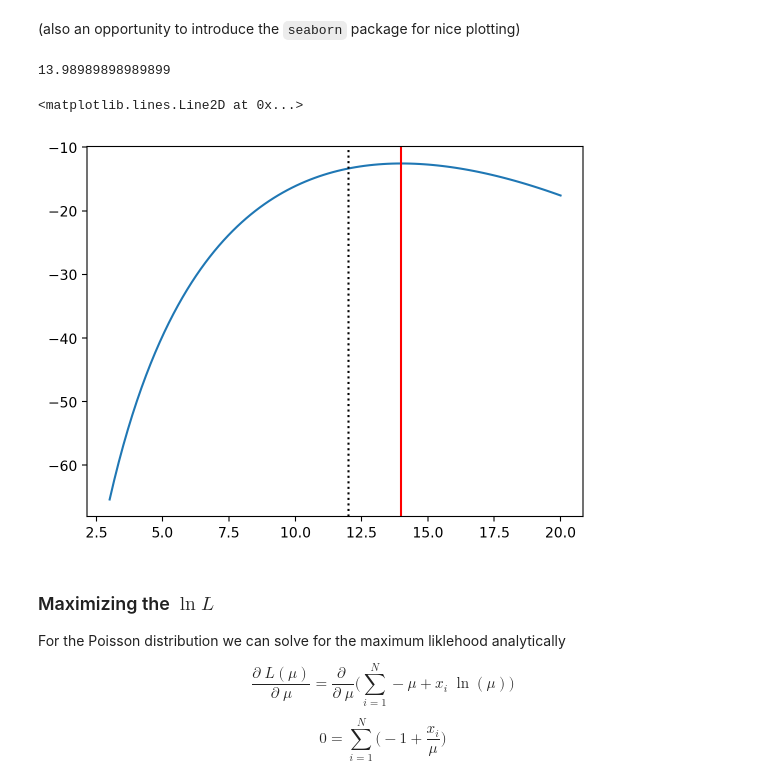
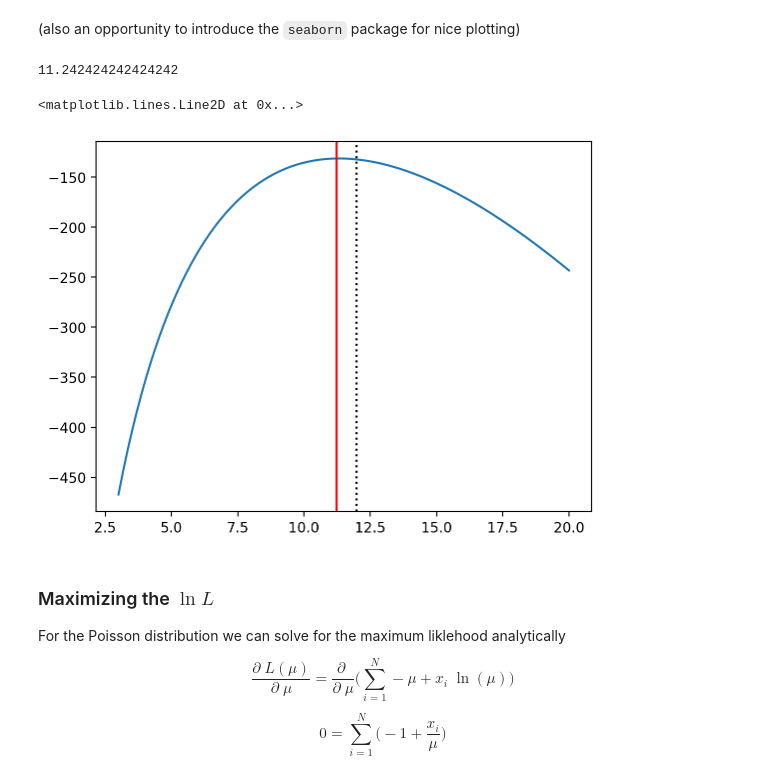
Before and after one commit to dgerosa/astrostatistics_bicocca_2024, a Jupyter notebook: lectures/L05_frequentist.ipynb, the cells around one changed output. Drawn from its saved outputs; the diff is of its cells as text; code cells hidden in the pictures.

```diff
--- a/lectures/L05_frequentist.ipynb
+++ b/lectures/L05_frequentist.ipynb
@@ -416,33 +416,33 @@ plt.ylabel("Normed Counts");
 # %% [markdown]
 (also an opportunity to introduce the `seaborn` package for nice plotting)
 # %%
-poisson_data = poisson.rvs(12, size=5)
+poisson_data = poisson.rvs(12, size=50)
 
 # Scan across 1000 possible mu values from 3 to 20.
 mu_proposed = np.linspace(3,20,100)
 
 # compute the lnL for each possible mu.
 lnL_scan = []
 for mu in mu_proposed:
     lnL_temp = poisson.logpmf(poisson_data, mu=mu) # gives you the log prob. density; useful!
     lnL_temp = np.sum(lnL_temp) # sum over the log pmf of all data points
     lnL_scan.append( lnL_temp )
 
 # convert to numpy array
 lnL_scan = np.array(lnL_scan)
 
 # mu_proposed that maximizes the lnL.
 plt.plot(mu_proposed,lnL_scan)
 
 findmax = mu_proposed[np.argmax(lnL_scan)]
 print(findmax)
 plt.axvline(findmax,c='red')
 
 plt.axvline(12,c='black',ls='dotted')
 # %% [output]
-13.98989898989899
+11.242424242424242
 <matplotlib.lines.Line2D at 0x...>
-[figure, old version]
+[figure, new version]
 # %% [markdown]
 ### Maximizing the $\ln L$
 
```
Also changed, not shown: parts of 1 cell of this notebook, 1 other file.
